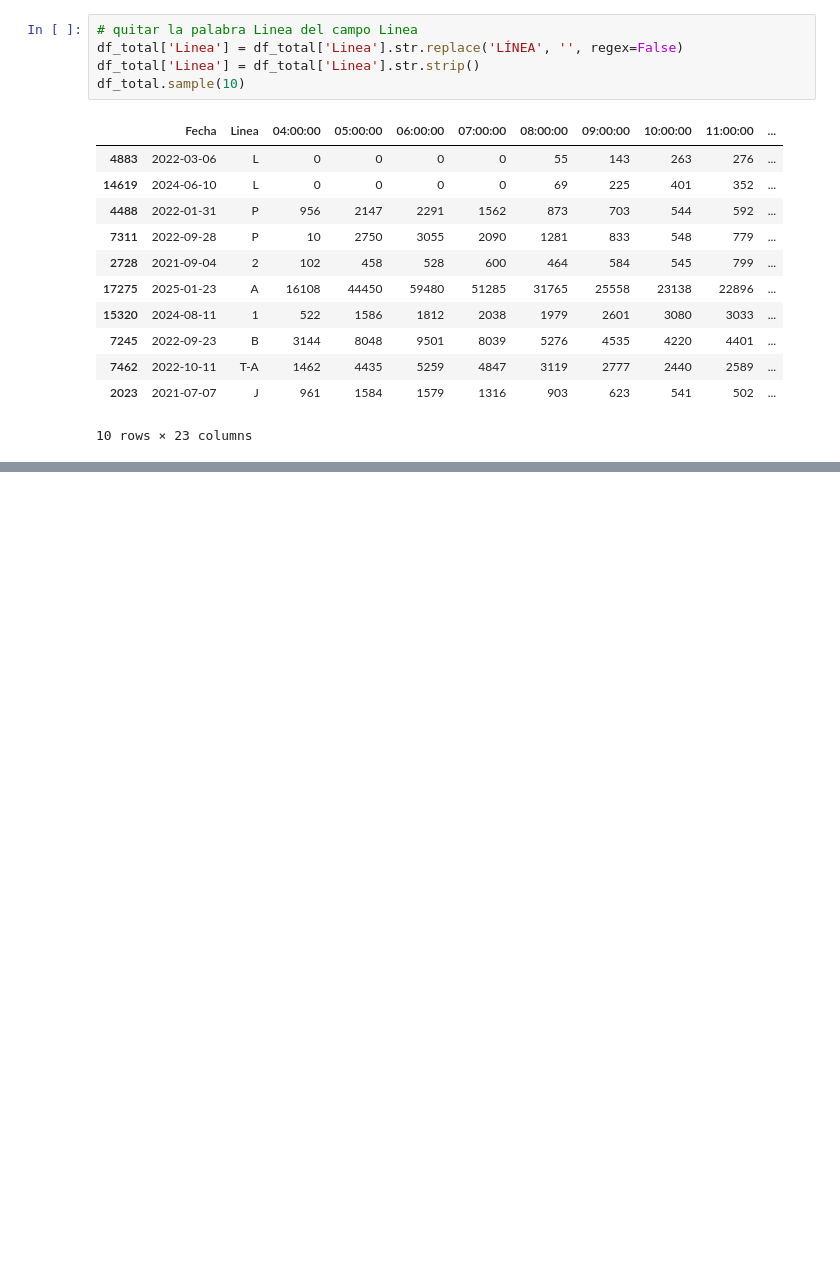
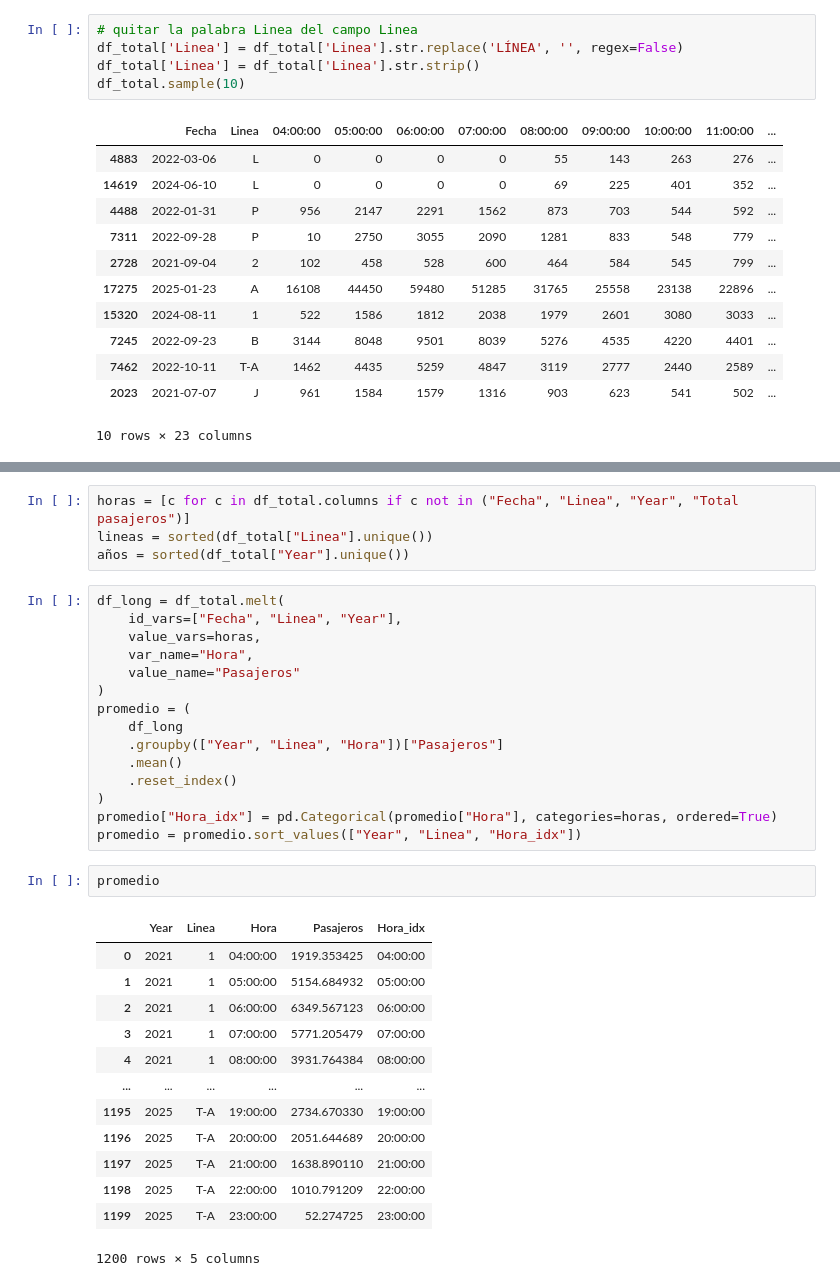
Before and after one commit to jbernalg/Project_Medellin_Metro, a Jupyter notebook: notebooks/preprocessing.ipynb, the cells around one changed output, grey strips where cells are left out. Saved outputs shown, nothing was run; the diff lists cells and outputs as text; blank space fills up the shorter version.

```diff
--- a/notebooks/preprocessing.ipynb
+++ b/notebooks/preprocessing.ipynb
@@ -147,0 +189,35 @@ df_total.sample(10)
+# %%
+horas = [c for c in df_total.columns if c not in ("Fecha", "Linea", "Year", "Total pasajeros")]
+lineas = sorted(df_total["Linea"].unique())
+años = sorted(df_total["Year"].unique())
+# %%
+df_long = df_total.melt(
+    id_vars=["Fecha", "Linea", "Year"],
+    value_vars=horas,
+    var_name="Hora",
+    value_name="Pasajeros"
+)
+promedio = (
+    df_long
+    .groupby(["Year", "Linea", "Hora"])["Pasajeros"]
+    .mean()
+    .reset_index()
+)
+promedio["Hora_idx"] = pd.Categorical(promedio["Hora"], categories=horas, ordered=True)
+promedio = promedio.sort_values(["Year", "Linea", "Hora_idx"])
+# %%
+promedio
+# %% [output]
+|  | Year | Linea | Hora | Pasajeros | Hora_idx |
+| 0 | 2021 | 1 | 04:00:00 | 1919.353425 | 04:00:00 |
+| 1 | 2021 | 1 | 05:00:00 | 5154.684932 | 05:00:00 |
+| 2 | 2021 | 1 | 06:00:00 | 6349.567123 | 06:00:00 |
+| 3 | 2021 | 1 | 07:00:00 | 5771.205479 | 07:00:00 |
+| 4 | 2021 | 1 | 08:00:00 | 3931.764384 | 08:00:00 |
+| ... | ... | ... | ... | ... | ... |
+| 1195 | 2025 | T-A | 19:00:00 | 2734.670330 | 19:00:00 |
+| 1196 | 2025 | T-A | 20:00:00 | 2051.644689 | 20:00:00 |
+| 1197 | 2025 | T-A | 21:00:00 | 1638.890110 | 21:00:00 |
+| 1198 | 2025 | T-A | 22:00:00 | 1010.791209 | 22:00:00 |
+| 1199 | 2025 | T-A | 23:00:00 | 52.274725 | 23:00:00 |
+1200 rows × 5 columns
```
Also changed, not shown: parts of 6 cells of this notebook, 5 other files.
